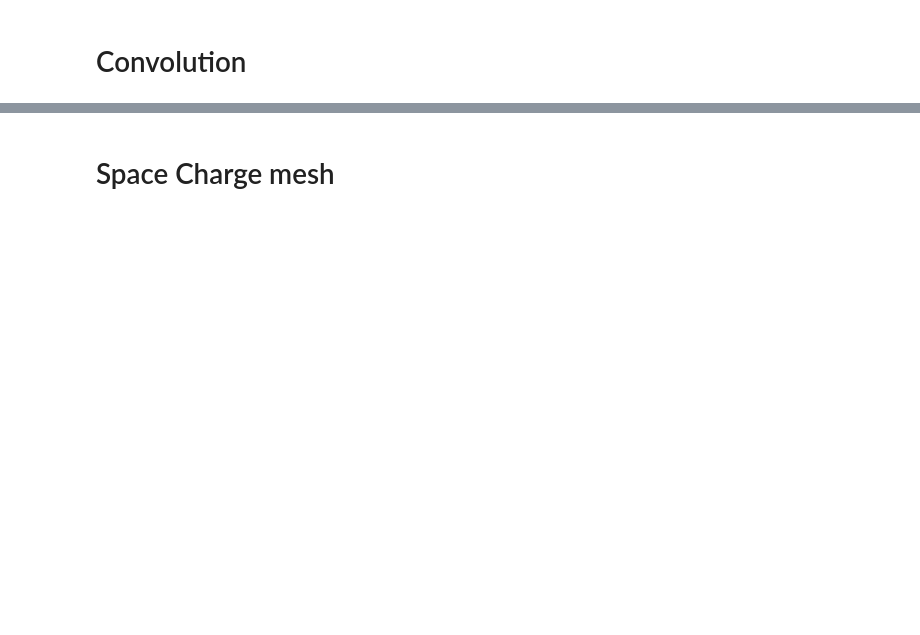
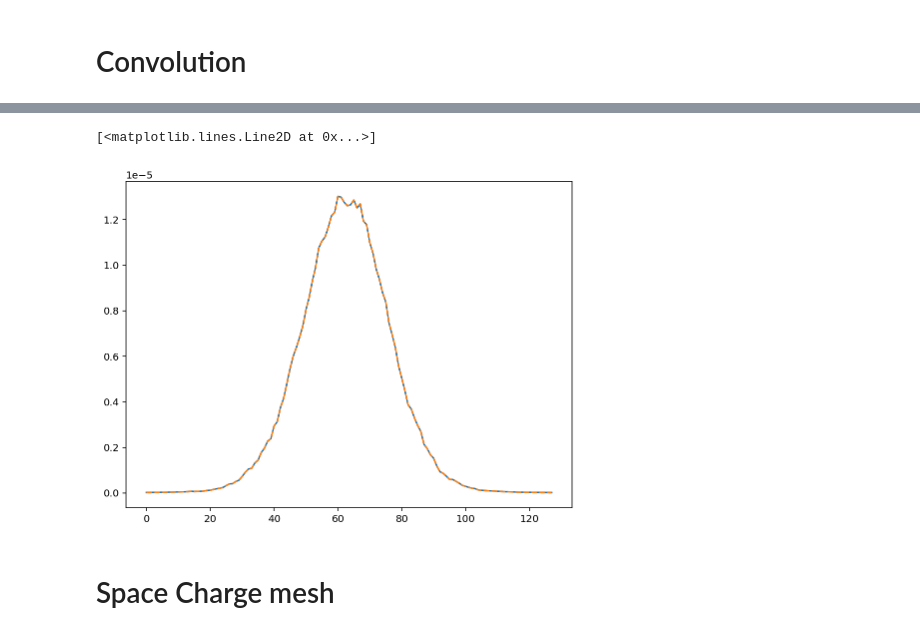
Before and after one commit to ChristopherMayes/PySpaceCharge, a Jupyter notebook: examples/benchmark.ipynb, the cells around one changed output, grey strips where cells are left out. Cells and saved outputs as stored; diff of their text form; code cells hidden in the pictures; blank space fills up the shorter version.

```diff
--- a/examples/benchmark.ipynb
+++ b/examples/benchmark.ipynb
@@ -145,3 +152,9 @@ np.abs(field2-field1).max()
+# %%
+plt.plot(field1[BINS[0]//2,BINS[1]//2,:])
+plt.plot(field2[BINS[0]//2,BINS[1]//2,:], linestyle='--')
+# %% [output]
+[<matplotlib.lines.Line2D at 0x...>]
+[figure, added]
 # %% [markdown]
 # Space Charge mesh
 # %%
```
Also changed, not shown: parts of 36 cells of this notebook, 2 other files.
